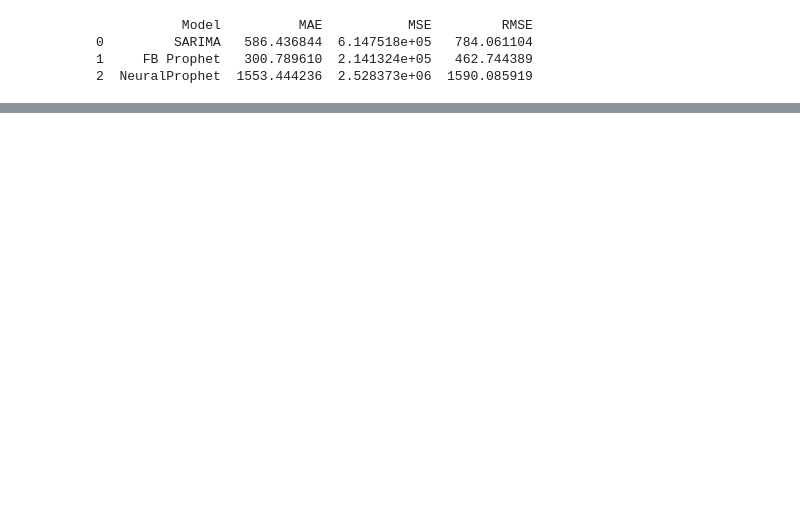
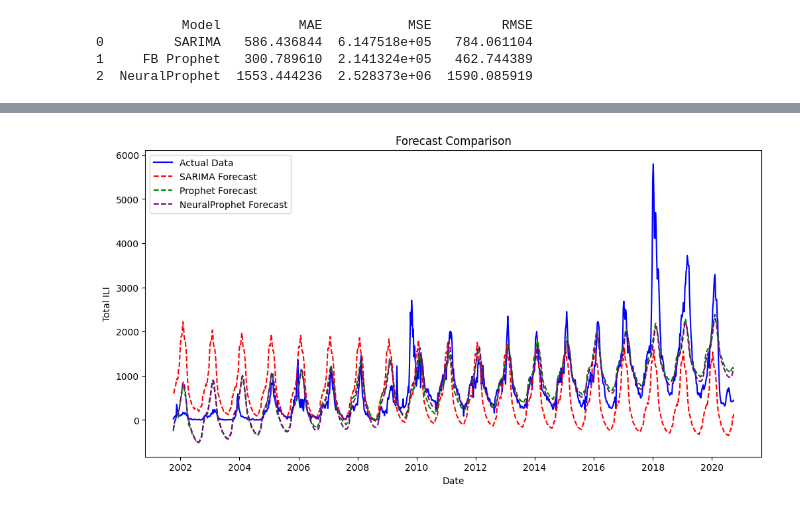
Before and after one commit to HowardHNguyen/ML_DL_Time_Series_by_Python, a Jupyter notebook: COMPARISON_SARIMA,_FB_Prophet,_and_NeuralProphet_models.ipynb, the cells around one changed output, grey strips where cells are left out. Drawn from its saved outputs; the diff is of its cells as text; code cells hidden in the pictures; blank space fills up the shorter version.

```diff
--- a/COMPARISON_SARIMA,_FB_Prophet,_and_NeuralProphet_models.ipynb
+++ b/COMPARISON_SARIMA,_FB_Prophet,_and_NeuralProphet_models.ipynb
@@ -234,0 +237,90 @@ While the plot shows a visually close forecast between FB Prophet and NeuralProp
+# %%
+import matplotlib.pyplot as plt
+from statsmodels.tsa.statespace.sarimax import SARIMAX
+from prophet import Prophet
+from neuralprophet import NeuralProphet
+import numpy as np
+import pandas as pd
+from sklearn.metrics import mean_absolute_error, mean_squared_error
+import warnings
+
+# Suppress warnings
+warnings.filterwarnings('ignore')
+
+# Define function to calculate error metrics
+def calculate_metrics(actual, forecast):
+    mae = mean_absolute_error(actual, forecast)
+    mse = mean_squared_error(actual, forecast)
+    rmse = np.sqrt(mse)
+    return mae, mse, rmse
+
+# Load your dataset
+df_california = df[df['region'] == 'California'][['weekending', 'Total_ILI']].rename(columns={'weekending': 'ds', 'Total_ILI': 'y'})
+df_california['ds'] = pd.to_datetime(df_california['ds'])
+df_california = df_california.sort_values('ds')
+
+# Prepare data for SARIMA
+endog = df_california['y']
+sarima_model = SARIMAX(endog, order=(1, 1, 1), seasonal_order=(1, 1, 1, 52))
+sarima_fit = sarima_model.fit(disp=False)
+sarima_forecast = sarima_fit.get_forecast(steps=len(df_california))
+sarima_forecast_mean = sarima_forecast.predicted_mean
+
+# Prepare data for FB Prophet
+prophet_model = Prophet()
+prophet_model.fit(df_california)
+future = prophet_model.make_future_dataframe(periods=len(df_california), freq='W')
+prophet_forecast = prophet_model.predict(future)
+
+# Prepare data for NeuralProphet
+neuralprophet_model = NeuralProphet()
+neuralprophet_model.fit(df_california, freq='W')
+future_df = neuralprophet_model.make_future_dataframe(df_california, periods=len(df_california), n_historic_predictions=True)
+neuralprophet_forecast = neuralprophet_model.predict(future_df)
+
+# Align forecast with actual data length
+actual_values = df_california['y'].values
+sarima_forecast_aligned = sarima_forecast_mean[:len(actual_values)]
+prophet_forecast_aligned = prophet_forecast['yhat'][:len(actual_values)]
+neuralprophet_forecast_aligned = neuralprophet_forecast['yhat1'][:len(actual_values)]
+
+# Calculate error metrics for SARIMA
+sarima_mae, sarima_mse, sarima_rmse = calculate_metrics(actual_values, sarima_forecast_aligned)
+
+# Calculate error metrics for FB Prophet
+prophet_mae, prophet_mse, prophet_rmse = calculate_metrics(actual_values, prophet_forecast_aligned)
+
+# Calculate error metrics for NeuralProphet
+neuralprophet_mae, neuralprophet_mse, neuralprophet_rmse = calculate_metrics(actual_values, neuralprophet_forecast_aligned)
+
+# Print error metrics
+error_metrics = pd.DataFrame({
+    'Model': ['SARIMA', 'FB Prophet', 'NeuralProphet'],
+    'MAE': [sarima_mae, prophet_mae, neuralprophet_mae],
+    'MSE': [sarima_mse, prophet_mse, neuralprophet_mse],
+    'RMSE': [sarima_rmse, prophet_rmse, neuralprophet_rmse]
+})
+
+print(error_metrics)
+
+# Plotting
+plt.figure(figsize=(12, 6))
+
+# Plot actual values
+plt.plot(df_california['ds'], actual_values, label='Actual Data', color='blue')
+
+# Plot SARIMA forecast
+plt.plot(df_california['ds'], sarima_forecast_aligned, label='SARIMA Forecast', color='red', linestyle='--')
+
+# Plot FB Prophet forecast
+plt.plot(df_california['ds'], prophet_forecast_aligned, label='Prophet Forecast', color='green', linestyle='--')
+
+# Plot NeuralProphet forecast
+plt.plot(df_california['ds'], neuralprophet_forecast_aligned, label='NeuralProphet Forecast', color='purple', linestyle='--')
+
+plt.xlabel('Date')
+plt.ylabel('Total ILI')
+plt.title('Forecast Comparison')
+plt.legend()
+plt.show()
+# %% [output]
@@ -234,0 +366 @@ While the plot shows a visually close forecast between FB Prophet and NeuralProp
+[figure, added]
```
Also changed, not shown: parts of 17 cells of this notebook.
